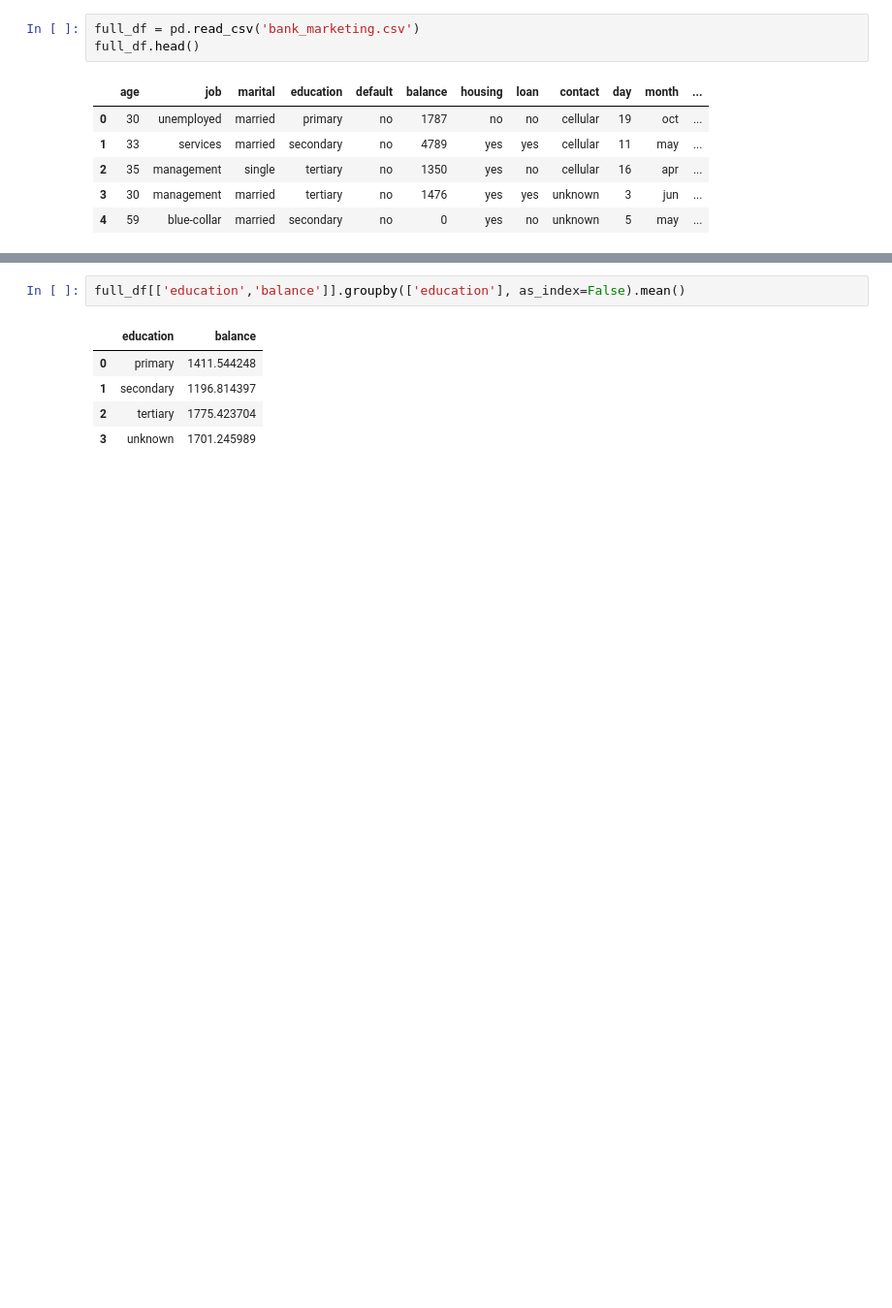
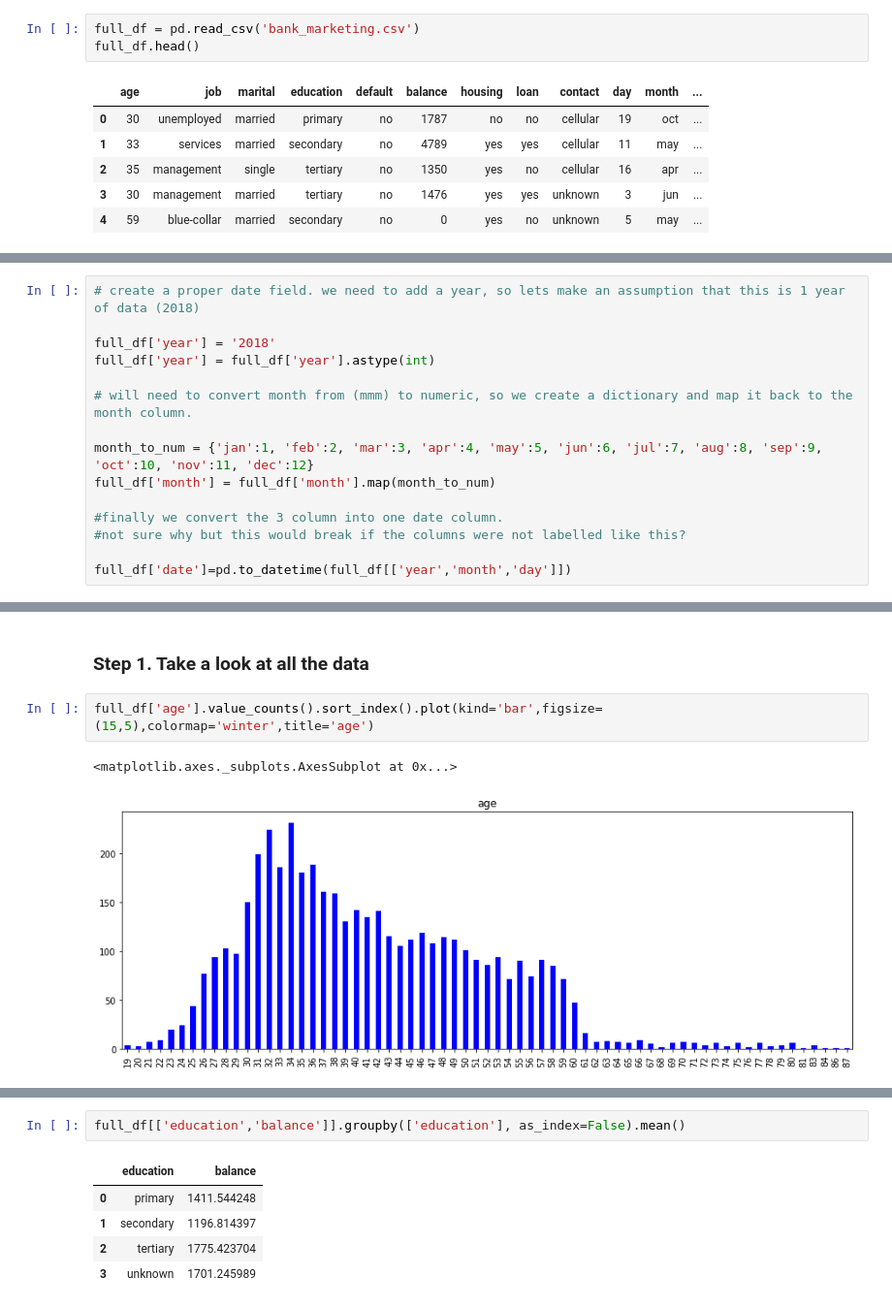
Before and after one commit to rdryden/SCS_3250_022_Foundations_of_data_science, a Jupyter notebook: Group_project_explore_dataset.ipynb, the cells around one changed output, grey strips where cells are left out. Shown at 97% size. Saved outputs shown, nothing was run; the diff lists cells and outputs as text; blank space fills up the shorter version.

```diff
--- a/Group_project_explore_dataset.ipynb
+++ b/Group_project_explore_dataset.ipynb
@@ -39,0 +75,15 @@ print(len(test_df))
+# %%
+# create a proper date field. we need to add a year, so lets make an assumption that this is 1 year of data (2018)
+
+full_df['year'] = '2018'
+full_df['year'] = full_df['year'].astype(int)
+
+# will need to convert month from (mmm) to numeric, so we create a dictionary and map it back to the month column.
+
+month_to_num = {'jan':1, 'feb':2, 'mar':3, 'apr':4, 'may':5, 'jun':6, 'jul':7, 'aug':8, 'sep':9, 'oct':10, 'nov':11, 'dec':12}
+full_df['month'] = full_df['month'].map(month_to_num)
+
+#finally we convert the 3 column into one date column.
+#not sure why but this would break if the columns were not labelled like this?
+
+full_df['date']=pd.to_datetime(full_df[['year','month','day']])
@@ -39,0 +99,7 @@ print(len(test_df))
+# %% [markdown]
+### Step 1. Take a look at all the data
+# %%
+full_df['age'].value_counts().sort_index().plot(kind='bar',figsize=(15,5),colormap='winter',title='age')
+# %% [output]
+<matplotlib.axes._subplots.AxesSubplot at 0x...>
+[figure, added]
```
Also changed, not shown: parts of 23 cells of this notebook.
